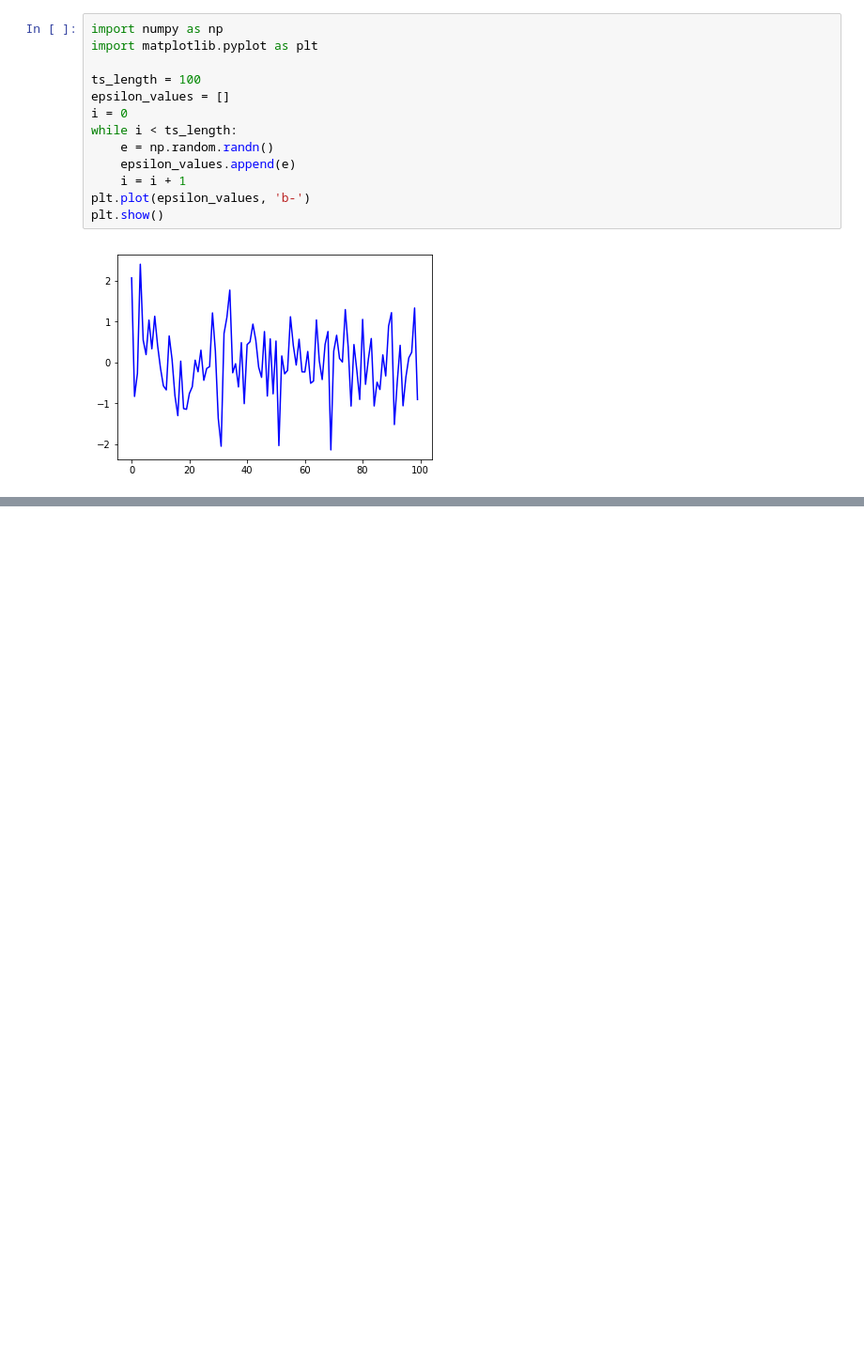
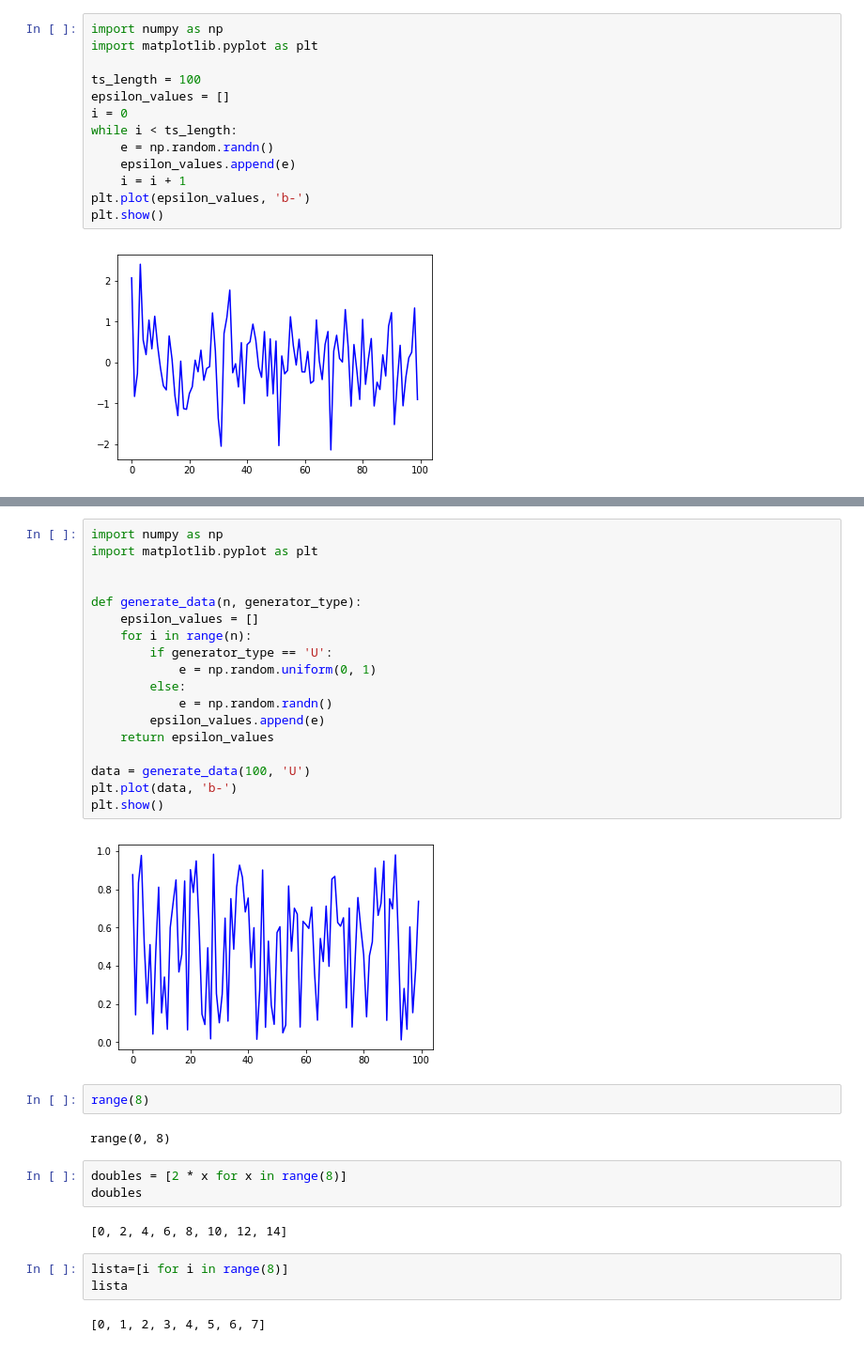
Before and after one commit to kubapawelczak/hello-world, a Jupyter notebook: Untitled.ipynb, the cells around one changed output, grey strips where cells are left out. Shown: that part at 94% size. Cells and saved outputs as stored; diff of their text form; blank space fills up the shorter version.

```diff
--- a/Untitled.ipynb
+++ b/Untitled.ipynb
@@ -129,0 +146,34 @@ plt.show()
+# %%
+import numpy as np
+import matplotlib.pyplot as plt
+
+
+def generate_data(n, generator_type):
+    epsilon_values = []
+    for i in range(n):
+        if generator_type == 'U':
+            e = np.random.uniform(0, 1)
+        else:
+            e = np.random.randn()
+        epsilon_values.append(e)
+    return epsilon_values
+
+data = generate_data(100, 'U')
+plt.plot(data, 'b-')
+plt.show()
+# %% [output]
+[figure, added]
+# %%
+range(8)
+# %% [output]
+range(0, 8)
+# %%
+doubles = [2 * x for x in range(8)]
+doubles
+# %% [output]
+[0, 2, 4, 6, 8, 10, 12, 14]
+# %%
+lista=[i for i in range(8)]
+lista
+# %% [output]
+[0, 1, 2, 3, 4, 5, 6, 7]
```
Also changed, not shown: parts of 7 cells of this notebook.
